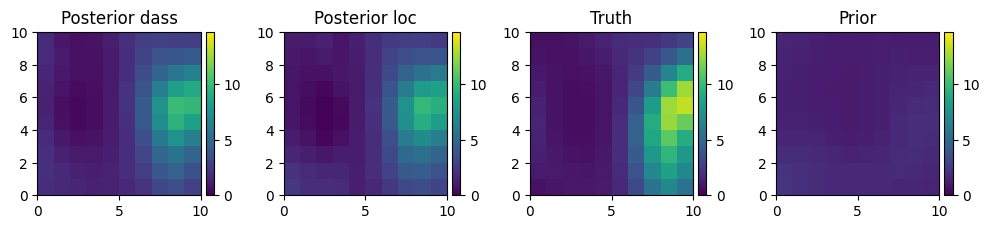
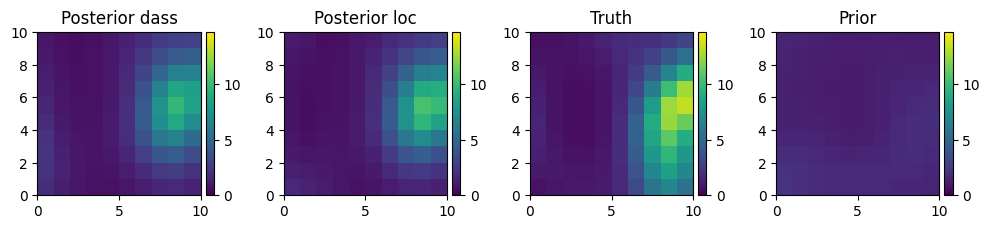
Code edit (unified diff) that turned the first committed figure into the second:
--- before
+++ after
@@ -9,8 +9,8 @@
 vmin = 0
 vmax = np.max(alpha_t) + 0.1 * np.max(alpha_t)
-p0 = ax[0].pcolormesh(A_ES.mean(axis=1).reshape(nx, nx).T, vmin=vmin, vmax=vmax)
-p1 = ax[1].pcolormesh(A_ES_loc.mean(axis=1).reshape(nx, nx).T, vmin=vmin, vmax=vmax)
+p0 = ax[0].pcolormesh(np.exp(A_ES).mean(axis=1).reshape(nx, nx).T, vmin=vmin, vmax=vmax)
+p1 = ax[1].pcolormesh(np.exp(A_ES_loc).mean(axis=1).reshape(nx, nx).T, vmin=vmin, vmax=vmax)
 p2 = ax[2].pcolormesh(alpha_t.T, vmin=vmin, vmax=vmax)
-p3 = ax[3].pcolormesh(A.mean(axis=1).reshape(nx, nx).T, vmin=vmin, vmax=vmax)
+p3 = ax[3].pcolormesh(np.exp(A).mean(axis=1).reshape(nx, nx).T, vmin=vmin, vmax=vmax)
 
 utils.colorbar(p0)

Commit: Update in log-space and set rng to observations